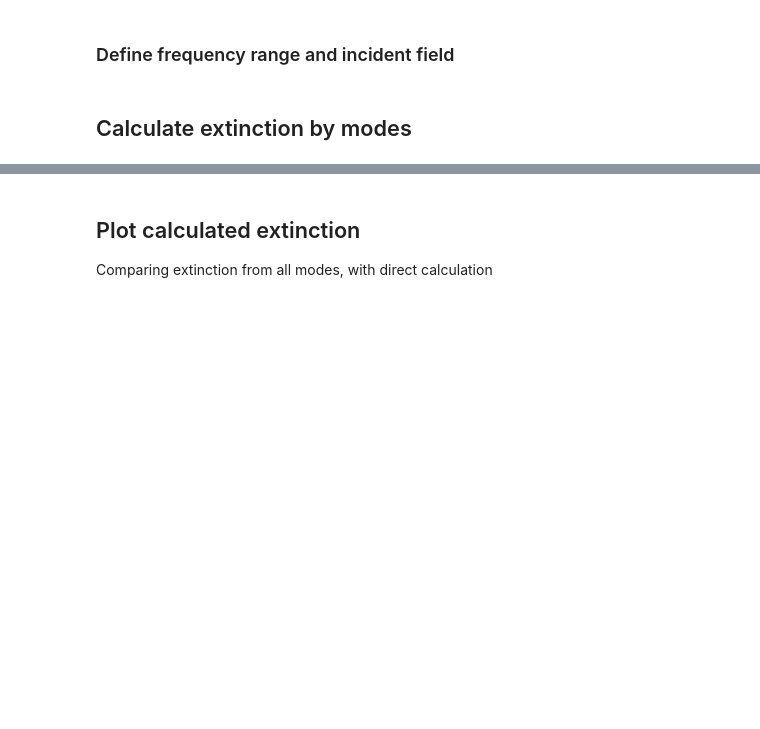
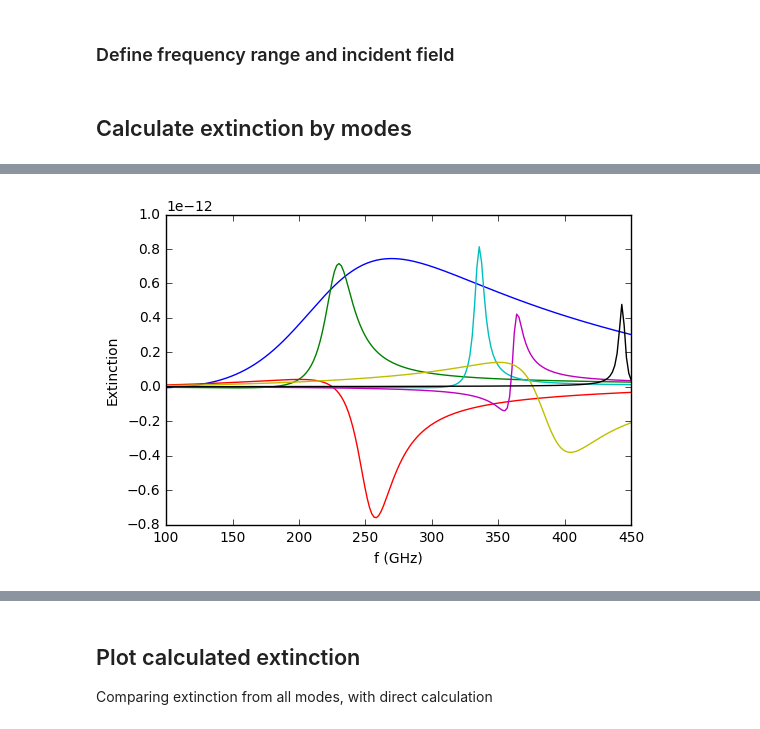
Before and after one commit to DavidPowell/DielectricDiskPaper, a Jupyter notebook: Mode calculations for silicon disk.ipynb, the cells around one changed output, grey strips where cells are left out. Saved outputs shown, nothing was run; the diff lists cells and outputs as text; code cells hidden in the pictures; blank space fills up the shorter version.

```diff
--- a/Mode calculations for silicon disk.ipynb
+++ b/Mode calculations for silicon disk.ipynb
@@ -179,0 +206,40 @@ for freq_count, s in sim.iter_freqs(freqs, log_skip=20):
+# %%
+grouped_modes = list(group_modes(full_modes, 5e-3).values())[0]
+extinction_degen = np.zeros((len(freqs), len(grouped_modes)), np.complex128)
+
+for match_num, match in enumerate(grouped_modes):
+    for mode in match:
+        extinction_degen[:, match_num] += extinction_modes[:, mode]
+
+significant_groups = np.max(np.abs(extinction_degen.real), axis=0) > 0.2e-12
+
+wanted_modes = []
+unwanted_modes = []
+wanted_groups = []
+import bisect
+
+wanted_extinction = []
+
+for match_num, match in enumerate(grouped_modes):
+    if significant_groups[match_num]:
+        mode_num = min(match)
+        position = bisect.bisect(wanted_modes, mode_num)
+        wanted_modes.insert(position, mode_num)
+        wanted_groups.insert(position, match)
+        wanted_extinction.insert(position, extinction_degen[:, match_num])
+    else:
+        for mode_num in match:
+            # find one mode, with positive imaginary part
+            if full_modes.s[:, mode_num].imag > 0:
+                unwanted_modes.append(mode_num)
+                break
+
+wanted_extinction = np.array(wanted_extinction).T
+# %%
+plt.figure()
+plt.plot(freqs*1e-12, wanted_extinction.real)
+plt.xlabel('f (GHz)')
+plt.ylabel('Extinction')
+plt.show()
+# %% [output]
+[figure, added]
```
Also changed, not shown: parts of 18 cells of this notebook, 2 other files.
